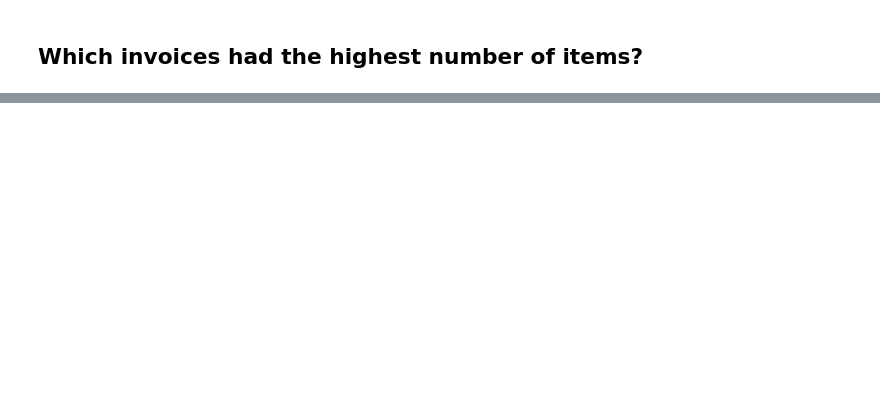
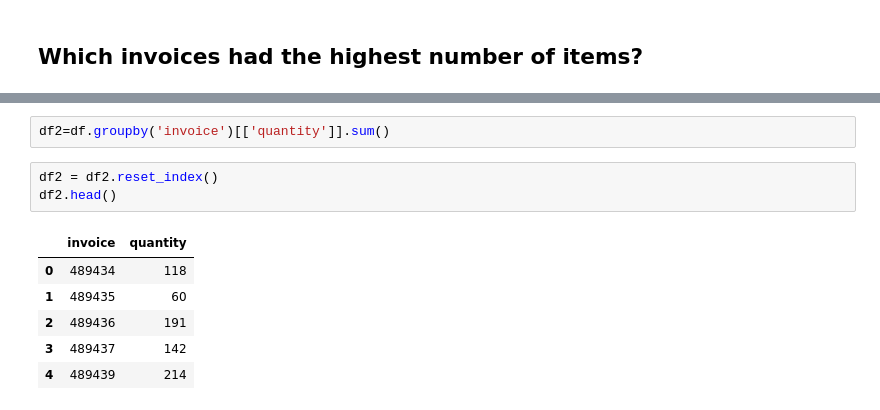
Before and after one commit to EduardoJMatosRomero/2MachLearnCA1, a Jupyter notebook: Untitled.ipynb, the cells around one changed output, grey strips where cells are left out. Saved outputs shown, nothing was run; the diff lists cells and outputs as text; blank space fills up the shorter version.

```diff
--- a/Untitled.ipynb
+++ b/Untitled.ipynb
@@ -612,0 +615,12 @@ Note
+# %%
+df2=df.groupby('invoice')[['quantity']].sum()
+# %%
+df2 = df2.reset_index()
+df2.head()
+# %% [output]
+|  | invoice | quantity |
+| 0 | 489434 | 118 |
+| 1 | 489435 | 60 |
+| 2 | 489436 | 191 |
+| 3 | 489437 | 142 |
+| 4 | 489439 | 214 |
```
Also changed, not shown: parts of 70 cells of this notebook.
